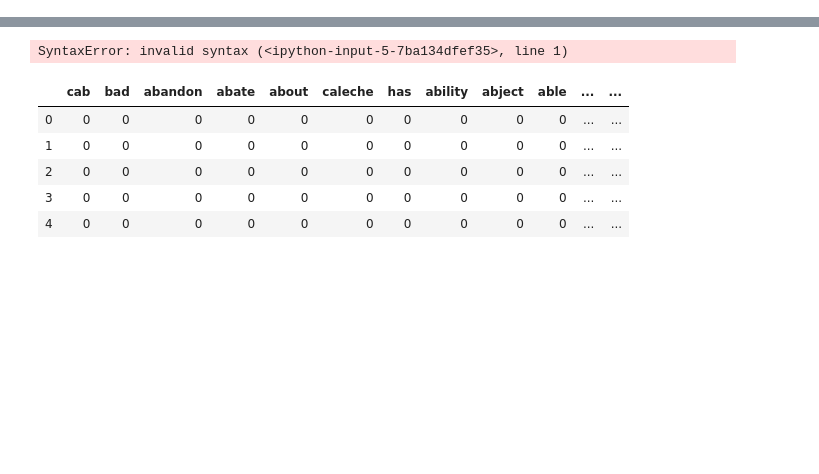
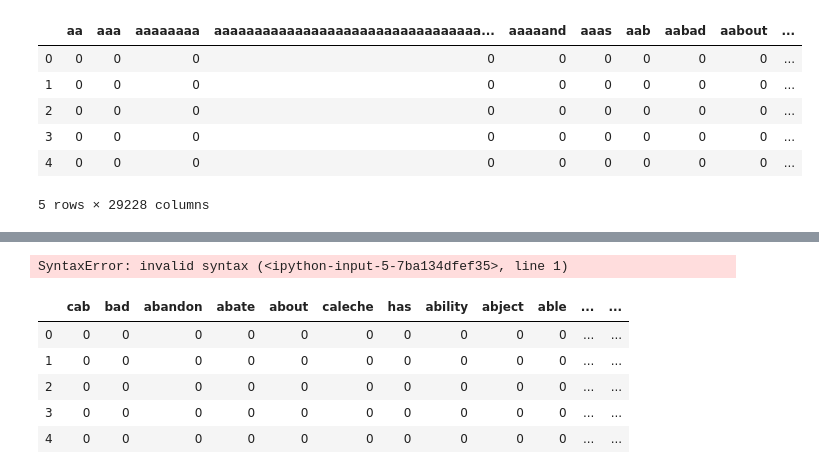
Before and after one commit to mrugeles/Disaster-Response-Pipeline, a Jupyter notebook: test.ipynb, the cells around one changed output, grey strips where cells are left out. Cells and saved outputs as stored; diff of their text form; code cells hidden in the pictures; blank space fills up the shorter version.

```diff
--- a/test.ipynb
+++ b/test.ipynb
@@ -1,17 +1,25 @@
 # %%
 import pandas as pd
 import numpy as np
 from sklearn.feature_extraction.text import CountVectorizer, TfidfTransformer
 from textblob import TextBlob
 from scipy.sparse import csr_matrix
 from nltk.corpus import words
 from tqdm import tqdm
 english_corpus = set(words.words())
 
-#matrix = pd.read_csv('matrix.csv')
+matrix = pd.read_csv('matrix.csv')
 #matrix = matrix.iloc[:, :100]
 #pd.DataFrame(list(matrix.columns), columns = ['feature']).to_csv('matrix_columns.csv', index = False)
-#matrix
+matrix.head()
+# %% [output]
+|  | aa | aaa | aaaaaaaa | aaaaaaaaaaaaaaaaaaaaaaaaaaaaaaaaa... | aaaaand | aaas | aab | aabad | aabout | ... |
+| 0 | 0 | 0 | 0 | 0 | 0 | 0 | 0 | 0 | 0 | ... |
+| 1 | 0 | 0 | 0 | 0 | 0 | 0 | 0 | 0 | 0 | ... |
+| 2 | 0 | 0 | 0 | 0 | 0 | 0 | 0 | 0 | 0 | ... |
+| 3 | 0 | 0 | 0 | 0 | 0 | 0 | 0 | 0 | 0 | ... |
+| 4 | 0 | 0 | 0 | 0 | 0 | 0 | 0 | 0 | 0 | ... |
+5 rows × 29228 columns
 # %%
 import nltk
 
```
Also changed, not shown: parts of 1 cell of this notebook, 4 other files.
